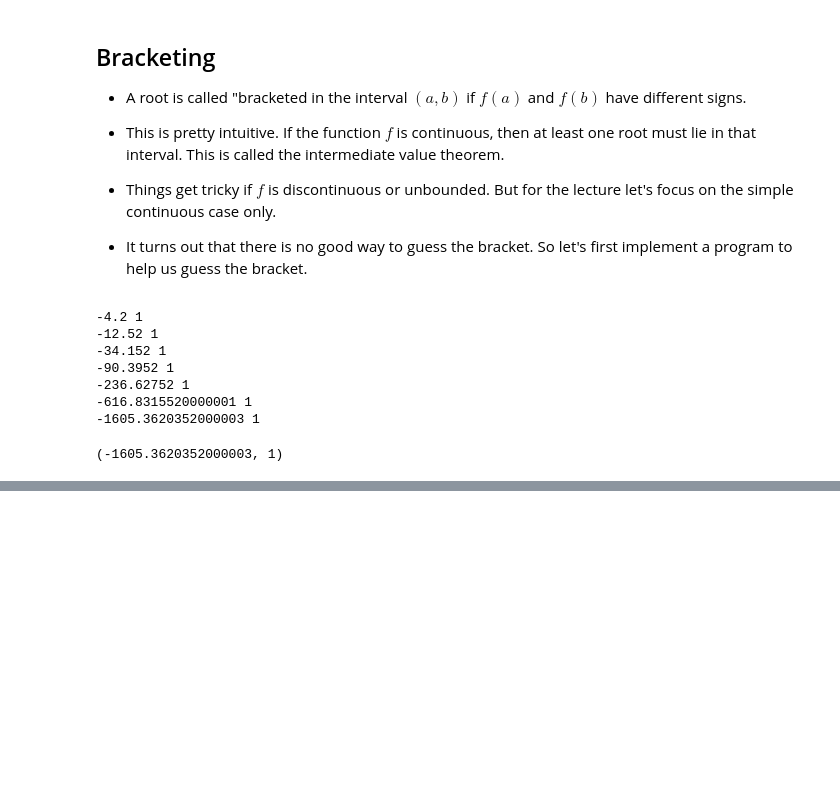
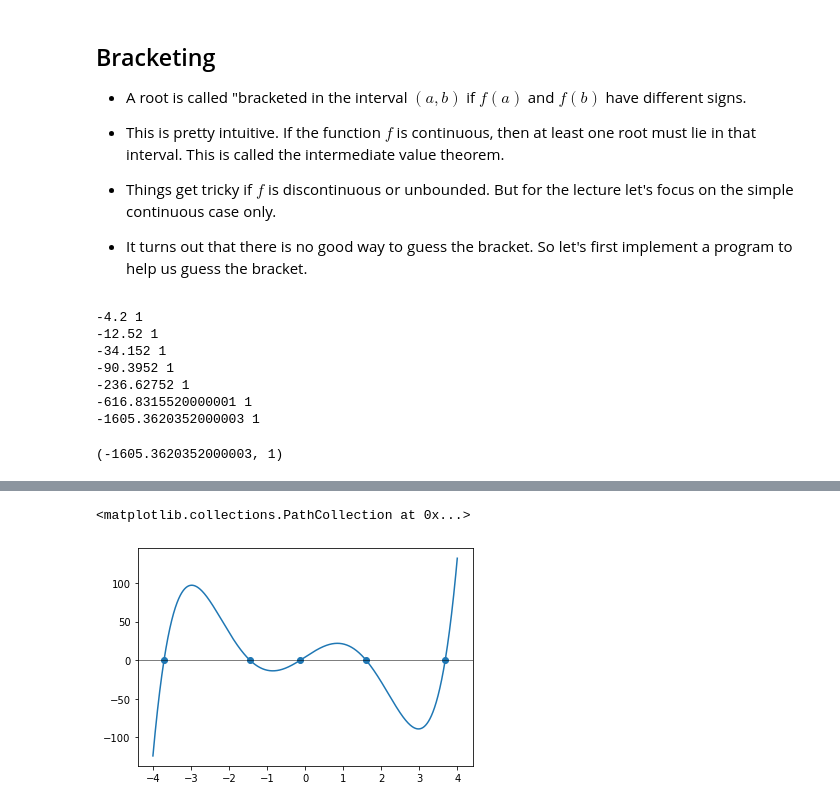
Before and after one commit to uarizona-2021spring-phys105a/phys105a, a Jupyter notebook: 09/rootfinding.ipynb, the cells around one changed output, grey strips where cells are left out. Cells and saved outputs as stored; diff of their text form; code cells hidden in the pictures; blank space fills up the shorter version.

```diff
--- a/09/rootfinding.ipynb
+++ b/09/rootfinding.ipynb
@@ -111,0 +237,7 @@ zbrac(g, -1, 1)
+# %%
+plt.plot(x, h(x))
+plt.axhline(y=0, color='k', lw=0.5)
+plt.scatter(roots, h(roots))
+# %% [output]
+<matplotlib.collections.PathCollection at 0x...>
+[figure, added]
```
Also changed, not shown: parts of 11 cells of this notebook.
